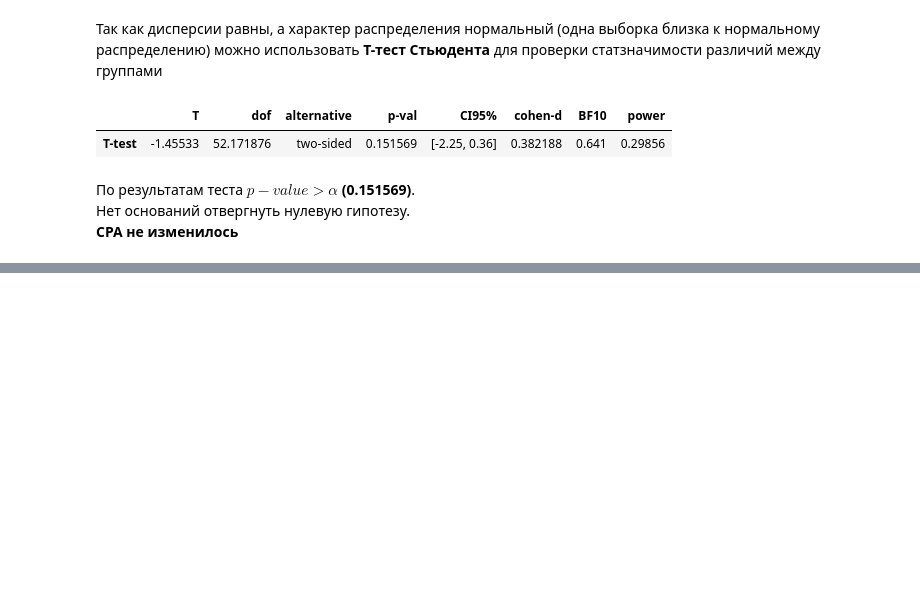
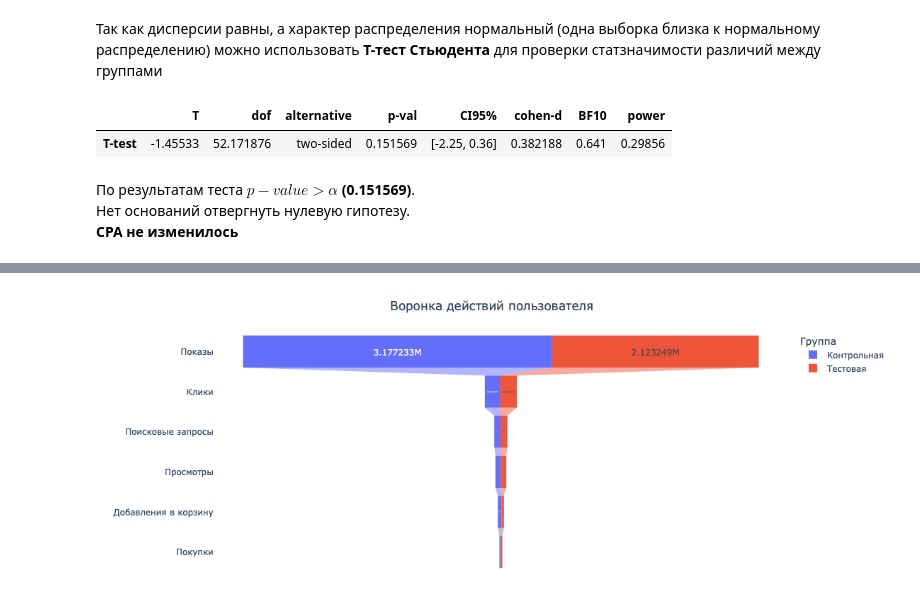
Before and after one commit to equi1p/A-B-test, a Jupyter notebook: ABTest.ipynb, the cells around one changed output, grey strips where cells are left out. Drawn from its saved outputs; the diff is of its cells as text; code cells hidden in the pictures; blank space fills up the shorter version.

```diff
--- a/ABTest.ipynb
+++ b/ABTest.ipynb
@@ -351,0 +371,3 @@ pg.ttest(CPA_control, CPA_test, correction=True)
+# %%
+# Количественные метрики по этапам
+count_metrics = metrics[['n_of_Impressions', 'n_of_Website_Clicks','n_of_Searches','n_of_View_Content','n_of_Add_to_Cart','n_of_Purchase']]
@@ -351,0 +406,2 @@ pg.ttest(CPA_control, CPA_test, correction=True)
+# %%
+count_metrics['% Контрольная'] = (count_metrics['Контрольная'] / count_metrics['Контрольная'].iloc[0] * 100).round(2)
@@ -351,0 +420,12 @@ pg.ttest(CPA_control, CPA_test, correction=True)
+# %%
+# Для удобства отображения на графике создадим отдельный датафрейм,
+# в котором будут данные обо всех количественных метриках в двух группах
+df_1 = count_metrics[['Контрольная']]
+df_1['Группа'] = 'Контрольная'
+df_1 = df_1.rename(columns={'Контрольная':'Значение'})
+
+df_2 = count_metrics[['Тестовая']]
+df_2['Группа'] = 'Тестовая'
+df_2 = df_2.rename(columns={'Тестовая':'Значение'})
+
+df=pd.concat([df_1, df_2], axis=0)
@@ -351,0 +444,25 @@ pg.ttest(CPA_control, CPA_test, correction=True)
+# %%
+fig = px.funnel(df,
+                x=df['Значение'],
+                y=df.index,
+                color = 'Группа')
+
+fig.update_layout(width=1000,
+                  height=400,
+                  xaxis_title = '',
+                  yaxis_title = '',
+                  margin=dict(l=0, r=0, t=60, b=0),
+                  plot_bgcolor="white",
+                  paper_bgcolor="white",
+                  title=dict(text="Воронка действий пользователя",
+                             x=0.5 ,
+                             xanchor='center'))
+
+fig.update_traces(hovertemplate="",
+                  textposition = 'inside')
+
+fig.update_yaxes(showticklabels=True)
+
+fig.show()
+# %% [output]
+[figure, added]
```
Also changed, not shown: parts of 20 cells of this notebook.
